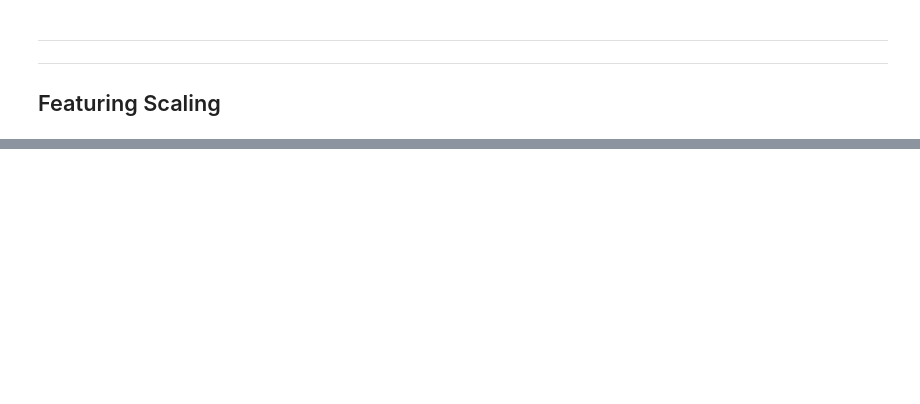
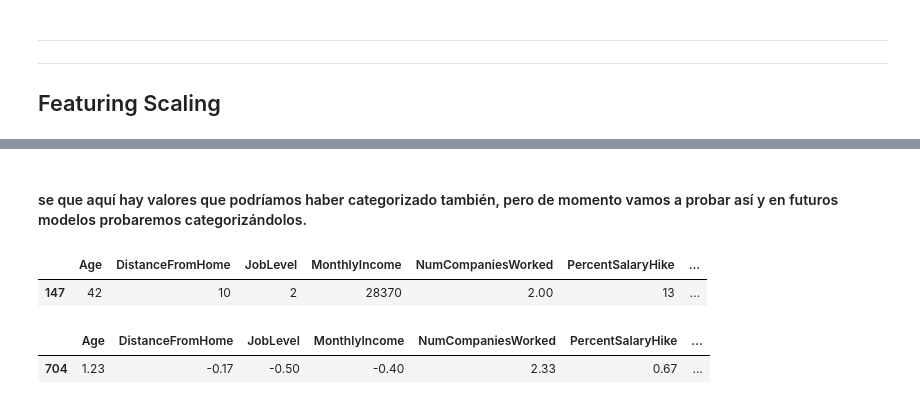
Before and after one commit to joseluisalmendral/Proyecto8_Clasificacion, a Jupyter notebook: notebooks/iteracion1/3_escalado_y_encoding.ipynb, the cells around one changed output, grey strips where cells are left out. Cells and saved outputs as stored; diff of their text form; code cells hidden in the pictures; blank space fills up the shorter version.

```diff
--- a/notebooks/iteracion1/3_escalado_y_encoding.ipynb
+++ b/notebooks/iteracion1/3_escalado_y_encoding.ipynb
@@ -29,4 +136,18 @@ df_to_scale = df.copy()
+# %% [markdown]
+#### se que aquí hay valores que podríamos haber categorizado también, pero de momento vamos a probar así y en futuros modelos probaremos categorizándolos.
+# %%
+num_cats = df_to_encode.select_dtypes(include=['number', np.number])
+
+num_cats.sample()
+# %% [output]
+|  | Age | DistanceFromHome | JobLevel | MonthlyIncome | NumCompaniesWorked | PercentSalaryHike | ... |
+| 147 | 42 | 10 | 2 | 28370 | 2.00 | 13 | ... |
 # %%
-scaler = sup_fea.FeatureScaling(df_to_scale, lista_numericas=df.select_dtypes('number'))
+scaler = sup_fea.FeatureScaling(num_cats, num_cats.columns)
 
-scaler.robust_scaler(path='../../transformers/base/')
+df_num_cats_scaled = scaler.robust_scaler(path='../../transformers/base/', transformer_name='robust_scaler')
+
+df_num_cats_scaled.sample()
+# %% [output]
+|  | Age | DistanceFromHome | JobLevel | MonthlyIncome | NumCompaniesWorked | PercentSalaryHike | ... |
+| 704 | 1.23 | -0.17 | -0.50 | -0.40 | 2.33 | 0.67 | ... |
```
Also changed, not shown: parts of 17 cells of this notebook, 8 other files.
